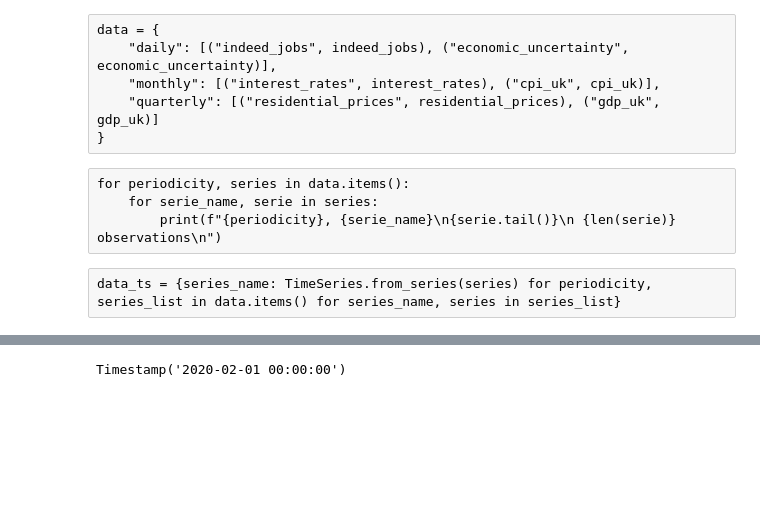
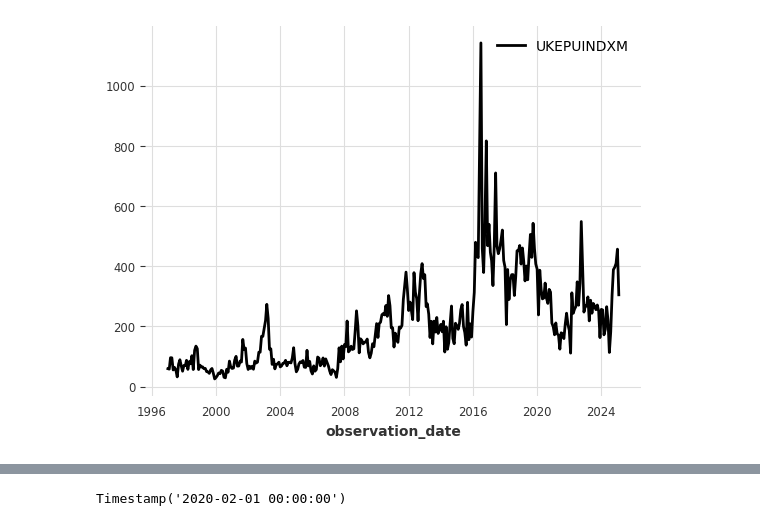
Before and after one commit to GothamAnalytics-7/ASTP, a Jupyter notebook: notebooks/ASTP_Parte1_EDA.ipynb, the cells around one changed output, grey strips where cells are left out. Drawn from its saved outputs; the diff is of its cells as text; code cells hidden in the pictures; blank space fills up the shorter version.

Commit message:
EDA updated - wip; TODO: fix h0_time_series to auto stats

```diff
--- a/notebooks/ASTP_Parte1_EDA.ipynb
+++ b/notebooks/ASTP_Parte1_EDA.ipynb
@@ -56,2 +191,2 @@ fred_series_metadata
 # %%
-economic_uncertainty = pd.read_csv("../data/USEPUINDXD.csv", parse_dates=["observation_date"], index_col="observation_date").squeeze()
+economic_uncertainty = pd.read_csv("../data/UKEPUINDXM.csv", parse_dates=["observation_date"], index_col="observation_date").squeeze()
@@ -61,12 +228,0 @@ data.append(economic_uncertainty)
-# %% [raw]
-data = {
-    "daily": [("indeed_jobs", indeed_jobs), ("economic_uncertainty", economic_uncertainty)],
-    "monthly": [("interest_rates", interest_rates), ("cpi_uk", cpi_uk)],
-    "quarterly": [("residential_prices", residential_prices), ("gdp_uk", gdp_uk)]
-}
-# %% [raw]
-for periodicity, series in data.items():
-    for serie_name, serie in series:
-        print(f"{periodicity}, {serie_name}\n{serie.tail()}\n {len(serie)} observations\n")
-# %% [raw]
-data_ts = {series_name: TimeSeries.from_series(series) for periodicity, series_list in data.items() for series_name, series in series_list}
@@ -74,0 +229,6 @@ data_ts = [TimeSeries.from_series(series) for series in data]
+# %%
+economic_uncertainty_UK = data_ts[5]
+economic_uncertainty_UK.plot()
+plt.show()
+# %% [output]
+[figure, added]
```
Also changed, not shown: parts of 30 cells of this notebook, 3 other files.
